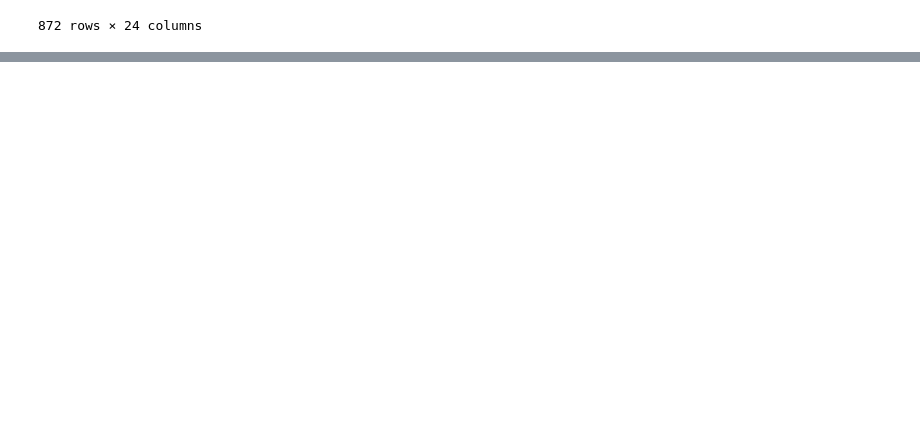
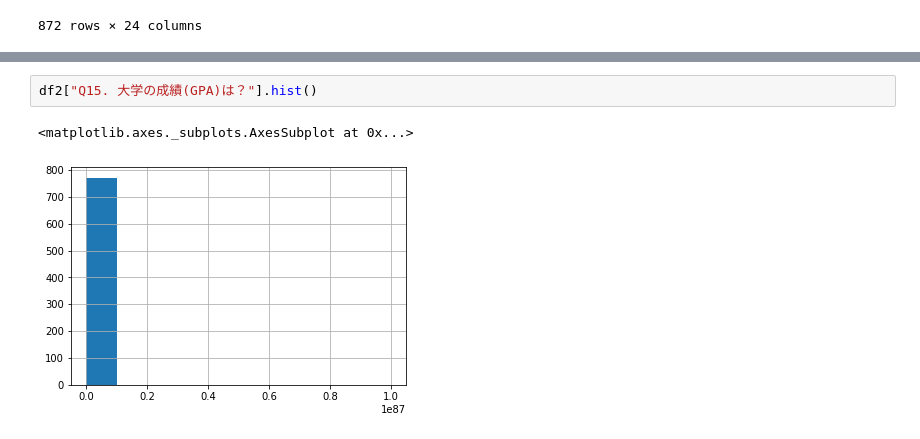
Before and after one commit to maskot1977/Python2020, a Jupyter notebook: 75.ipynb, the cells around one changed output, grey strips where cells are left out. Cells and saved outputs as stored; diff of their text form; blank space fills up the shorter version.

```diff
--- a/75.ipynb
+++ b/75.ipynb
@@ -48,0 +76,5 @@ df
+# %%
+df2["Q15. 大学の成績(GPA)は？"].hist()
+# %% [output]
+<matplotlib.axes._subplots.AxesSubplot at 0x...>
+[figure, added]
```
Also changed, not shown: parts of 22 cells of this notebook.
